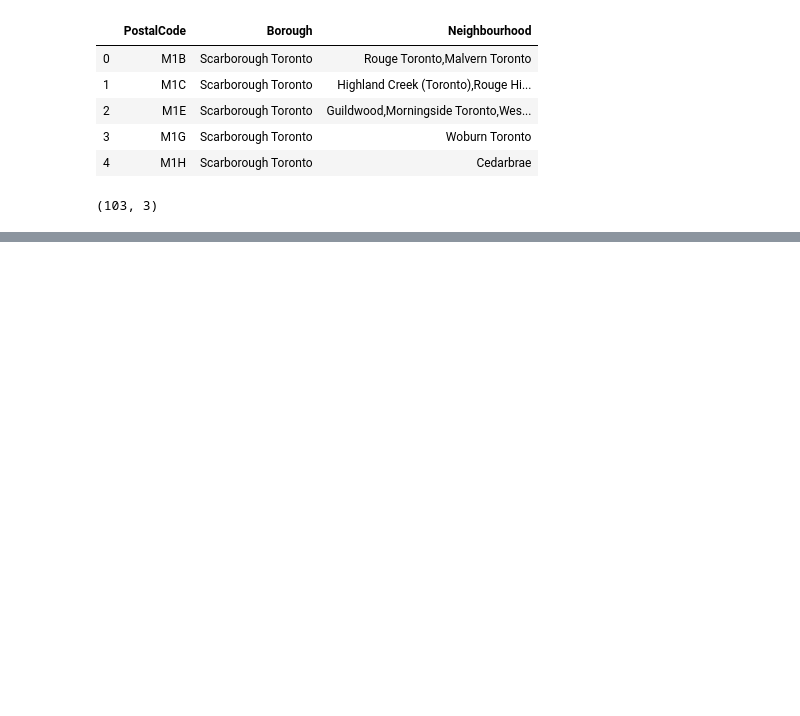
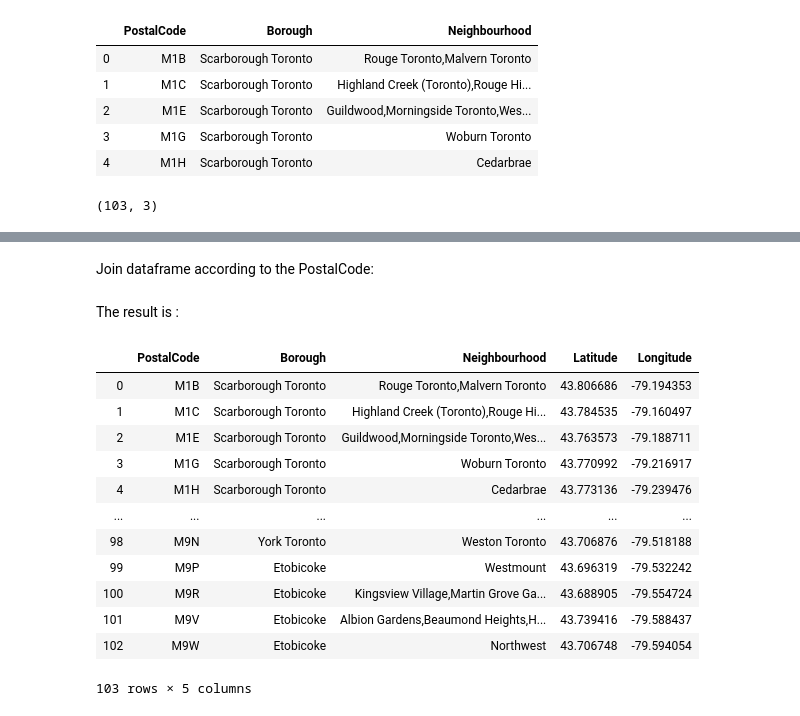
Before and after one commit to syn2little/Coursera_Capstone, a Jupyter notebook: Segmenting and Clustering Neighborhoods in Toronto.ipynb, the cells around one changed output, grey strips where cells are left out. Saved outputs shown, nothing was run; the diff lists cells and outputs as text; code cells hidden in the pictures; blank space fills up the shorter version.

Commit message:
merge the geo data

```diff
--- a/Segmenting and Clustering Neighborhoods in Toronto.ipynb
+++ b/Segmenting and Clustering Neighborhoods in Toronto.ipynb
@@ -127,0 +151,2 @@ data_frame.shape
+# %%
+geospatial_coordinates = pd.read_csv("./Geospatial_Coordinates.csv")
@@ -127,0 +169,24 @@ data_frame.shape
+# %% [markdown]
+Join dataframe according to the PostalCode:
+# %%
+result_data = pd.merge(left=data_frame, right=geospatial_coordinates, how='left', left_on='PostalCode', right_on='Postal Code')
+# %%
+result_data = result_data.drop(['Postal Code'], axis = 1)
+# %% [markdown]
+The result is :
+# %%
+result_data
+# %% [output]
+|  | PostalCode | Borough | Neighbourhood | Latitude | Longitude |
+| 0 | M1B | Scarborough Toronto | Rouge Toronto,Malvern Toronto | 43.806686 | -79.194353 |
+| 1 | M1C | Scarborough Toronto | Highland Creek (Toronto),Rouge Hi... | 43.784535 | -79.160497 |
+| 2 | M1E | Scarborough Toronto | Guildwood,Morningside Toronto,Wes... | 43.763573 | -79.188711 |
+| 3 | M1G | Scarborough Toronto | Woburn Toronto | 43.770992 | -79.216917 |
+| 4 | M1H | Scarborough Toronto | Cedarbrae | 43.773136 | -79.239476 |
+| ... | ... | ... | ... | ... | ... |
+| 98 | M9N | York Toronto | Weston Toronto | 43.706876 | -79.518188 |
+| 99 | M9P | Etobicoke | Westmount | 43.696319 | -79.532242 |
+| 100 | M9R | Etobicoke | Kingsview Village,Martin Grove Ga... | 43.688905 | -79.554724 |
+| 101 | M9V | Etobicoke | Albion Gardens,Beaumond Heights,H... | 43.739416 | -79.588437 |
+| 102 | M9W | Etobicoke | Northwest | 43.706748 | -79.594054 |
+103 rows × 5 columns
```
Also changed, not shown: parts of 4 cells of this notebook, 1 other file.
